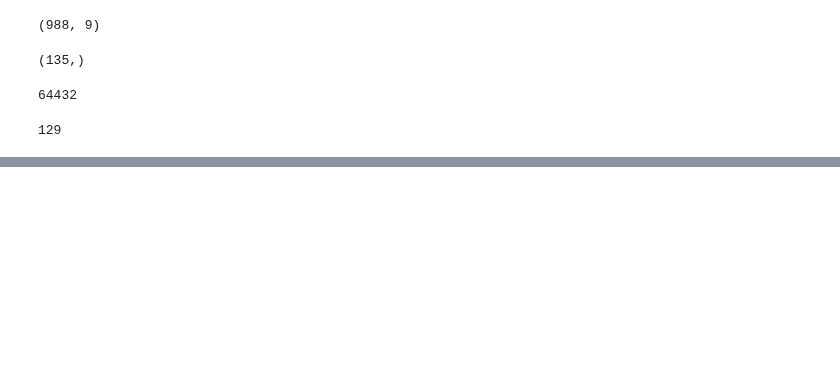
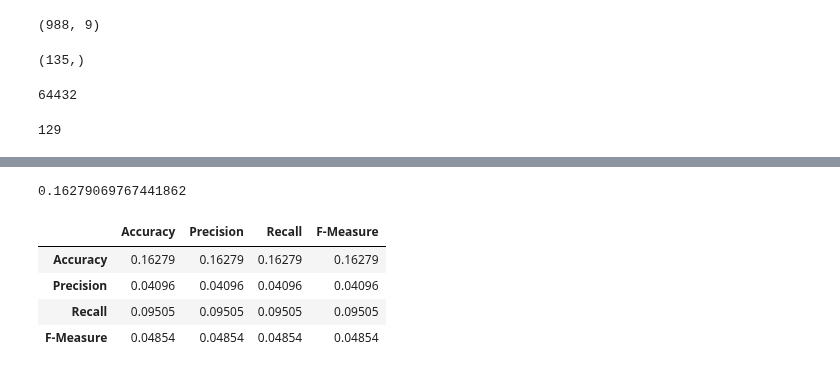
Before and after one commit to Make-O-Matic/MOM-Engine, a Jupyter notebook: make-o-matic.ipynb, the cells around one changed output, grey strips where cells are left out. Drawn from its saved outputs; the diff is of its cells as text; code cells hidden in the pictures; blank space fills up the shorter version.

Commit message:
first version of continous prediction

```diff
--- a/make-o-matic.ipynb
+++ b/make-o-matic.ipynb
@@ -2480,0 +2471,33 @@ while pos < n_samples - window_size:
+# %%
+# PREDICTION LOOP OVER 1 TRAINING INPUT
+pos = 0
+test_groundtruth = [] # we create the groundtruth to compare with here
+predictions = []  # predictions are collected here
+n_predictions = 0
+
+while pos < (n_samples - window_size):
+    # cut a window out of the incoming signal
+    signal = testdata[pos:pos+window_size]
+
+    # to get the "correct" gesture for that window, we cut the same part of the gesture information
+    test_window_groundtruth = test_gestures[pos:pos+window_size]
+
+    # we do a majority vote to say which gesture is pre-dominant in this window
+    gt_gesture = Counter(test_window_groundtruth).most_common()[0][0]
+
+    # calc features
+    features = calc_all_features(signal, calc_derivative, calc_zerocrossings)
+
+    # reshape to row vector for .predict below (= single input sample)
+    features = features.reshape(1, -1)
+
+    # ML prediction of gesture
+    pred_gesture = best_model.predict(features)[0]
+
+    # add to groundtruth and prediction list
+    test_groundtruth.append(gt_gesture)
+    predictions.append(pred_gesture)
+
+    # count forward
+    n_predictions += 1
+    pos += step_size
@@ -2496,0 +2568,21 @@ n_predictions
+# %%
+result_ov = pd.DataFrame(columns=['Accuracy','Precision','Recall','F-Measure'])
+
+
+# Accuracy, Precision, Reacall on TEST set
+result_ov.loc['Accuracy'] = accuracy_score(test_groundtruth, predictions)
+result_ov.loc['Precision'] = precision_score(test_groundtruth, predictions, average='macro')
+result_ov.loc['Recall'] = recall_score(test_groundtruth, predictions, average='macro')
+result_ov.loc['F-Measure'] = f1_score(test_groundtruth, predictions, average='macro')
+# %%
+accuracy_score(test_groundtruth, predictions)
+# %% [output]
+0.16279069767441862
+# %%
+result_ov
+# %% [output]
+|  | Accuracy | Precision | Recall | F-Measure |
+| Accuracy | 0.16279 | 0.16279 | 0.16279 | 0.16279 |
+| Precision | 0.04096 | 0.04096 | 0.04096 | 0.04096 |
+| Recall | 0.09505 | 0.09505 | 0.09505 | 0.09505 |
+| F-Measure | 0.04854 | 0.04854 | 0.04854 | 0.04854 |
```
Also changed, not shown: parts of 18 cells of this notebook.
